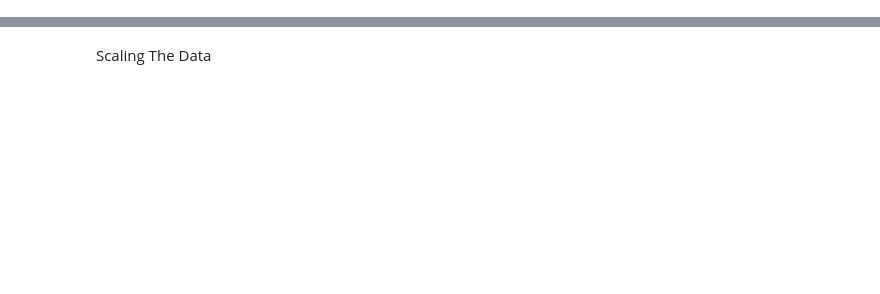
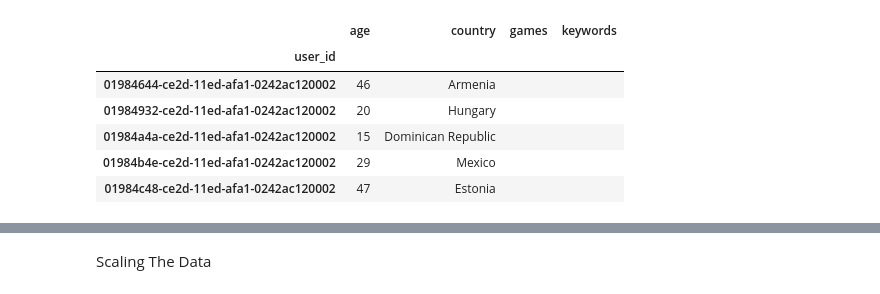
Before and after one commit to GameBuddyDevs/GameBuddy-Model, a Jupyter notebook: GameBuddy-Matching/models/test.ipynb, the cells around one changed output, grey strips where cells are left out. Drawn from its saved outputs; the diff is of its cells as text; code cells hidden in the pictures; blank space fills up the shorter version.

```diff
--- a/GameBuddy-Matching/models/test.ipynb
+++ b/GameBuddy-Matching/models/test.ipynb
@@ -7,0 +19,14 @@ df = df.drop('result', axis=1)
+# %%
+data.set_index('user_id', inplace=True)
+data.drop(columns=['username', 'email', 'avatar', 'created_date', 'last_modified_date', 'pwd', 'gender', 'is_blocked', 'is_registered', 'is_verified', 'role', 'fcm_token', 'last_online_date'], inplace=True)
+data['games'] = ''
+data['keywords'] = ''
+data.head()
+# %% [output]
+|  | age | country | games | keywords |
+| user_id |  |  |  |  |
+| 01984644-ce2d-11ed-afa1-0242ac120002 | 46 | Armenia |  |  |
+| 01984932-ce2d-11ed-afa1-0242ac120002 | 20 | Hungary |  |  |
+| 01984a4a-ce2d-11ed-afa1-0242ac120002 | 15 | Dominican Republic |  |  |
+| 01984b4e-ce2d-11ed-afa1-0242ac120002 | 29 | Mexico |  |  |
+| 01984c48-ce2d-11ed-afa1-0242ac120002 | 47 | Estonia |  |  |
```
Also changed, not shown: parts of 34 cells of this notebook, 6 other files.
